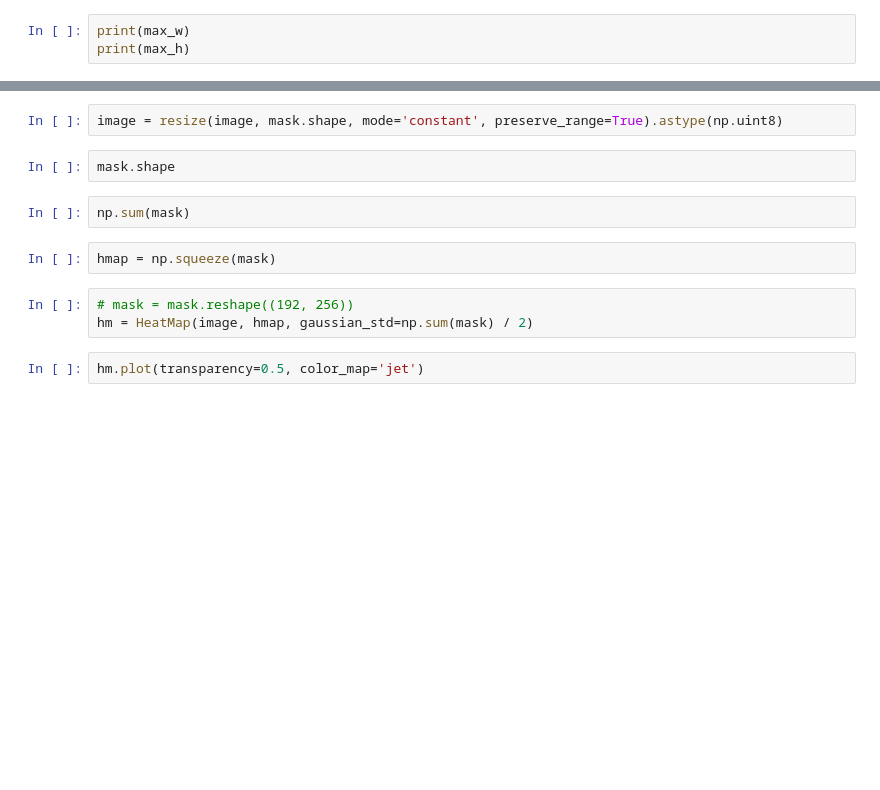
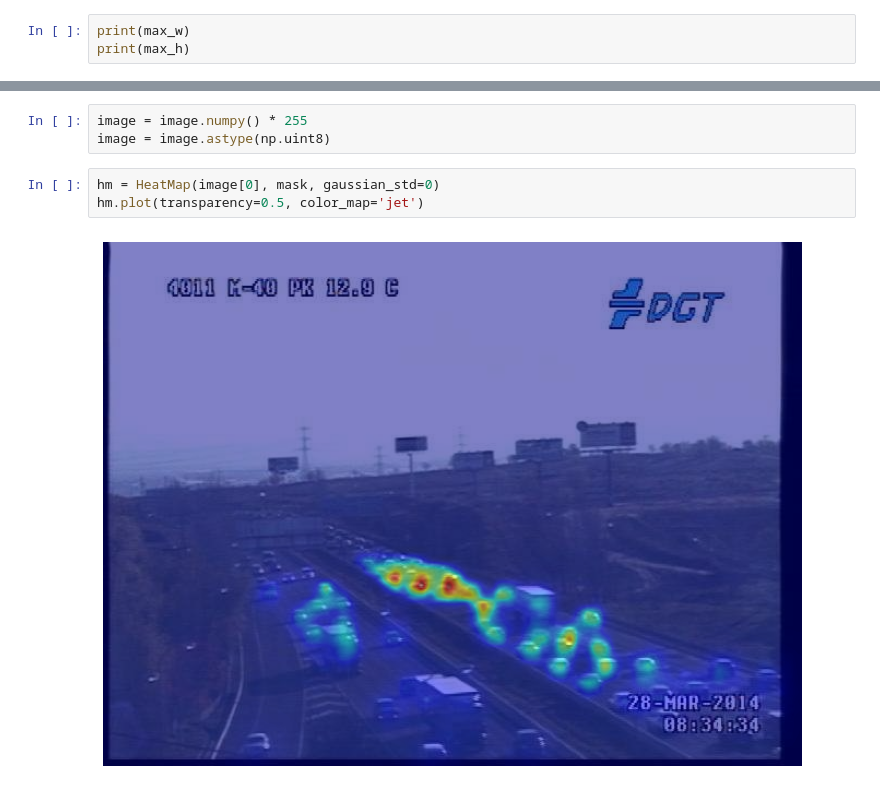
Before and after one commit to Baticsute/vietnamese-traffic-density-estimation-with-dots-enhanced, a Jupyter notebook: test.ipynb, the cells around one changed output, grey strips where cells are left out. Saved outputs shown, nothing was run; the diff lists cells and outputs as text; blank space fills up the shorter version.

```diff
--- a/test.ipynb
+++ b/test.ipynb
@@ -186,13 +208,8 @@ np.sum(mask)
 # %%
-image = resize(image, mask.shape, mode='constant', preserve_range=True).astype(np.uint8)
+image = image.numpy() * 255
+image = image.astype(np.uint8)
-# %%
-mask.shape
-# %%
-np.sum(mask)
-# %%
-hmap = np.squeeze(mask)
-# %%
-# mask = mask.reshape((192, 256))
-hm = HeatMap(image, hmap, gaussian_std=np.sum(mask) / 2)
 # %%
+hm = HeatMap(image[0], mask, gaussian_std=0)
 hm.plot(transparency=0.5, color_map='jet')
+# %% [output]
+[figure, added]
```
Also changed, not shown: parts of 18 cells of this notebook, 5 other files.
